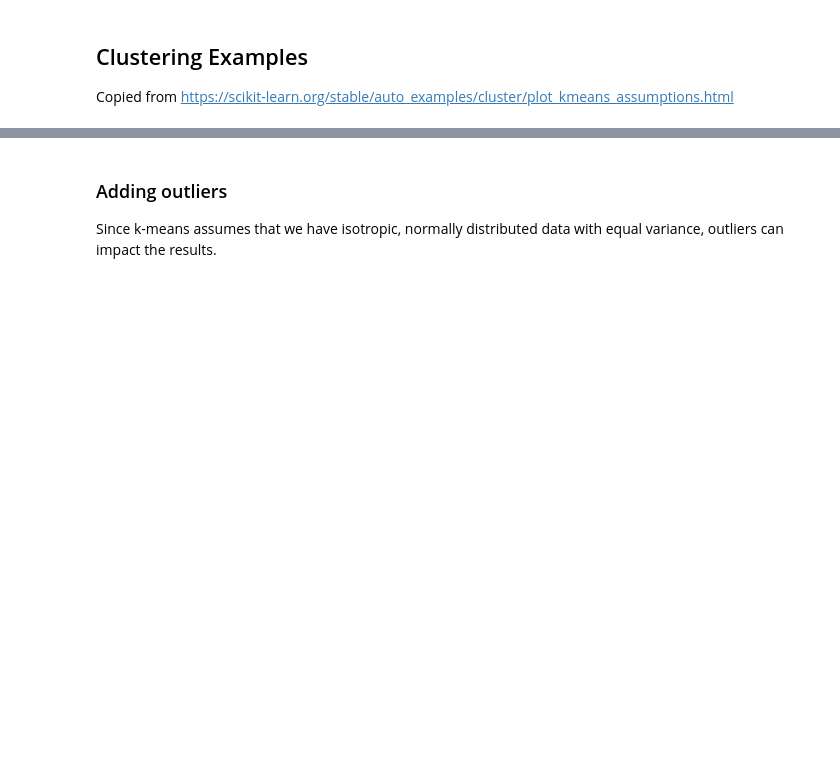
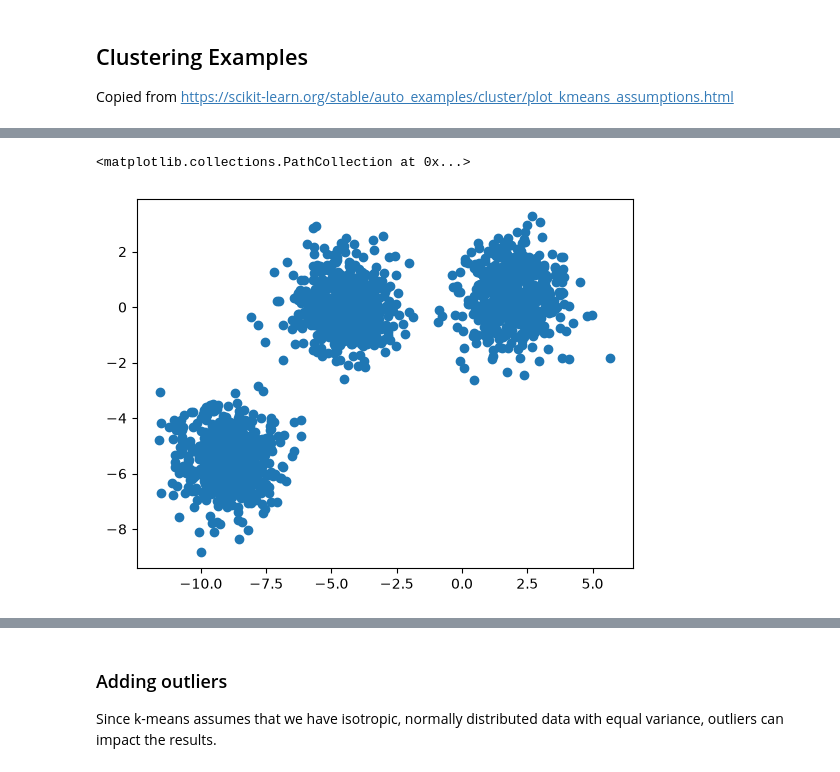
Before and after one commit to mru-data3464/f26, a Jupyter notebook: demo_code/07_missing_weird/ok_cupid_processing.ipynb, the cells around one changed output, grey strips where cells are left out. Cells and saved outputs as stored; diff of their text form; code cells hidden in the pictures; blank space fills up the shorter version.

```diff
--- a/demo_code/07_missing_weird/ok_cupid_processing.ipynb
+++ b/demo_code/07_missing_weird/ok_cupid_processing.ipynb
@@ -413,3 +441,8 @@ plt.show()
+# %%
+plt.scatter(X[:,0], X[:,1])
+# %% [output]
+<matplotlib.collections.PathCollection at 0x...>
+[figure, added]
 # %%
 from sklearn.cluster import KMeans
 
```
Also changed, not shown: parts of 10 cells of this notebook, 3 other files.
